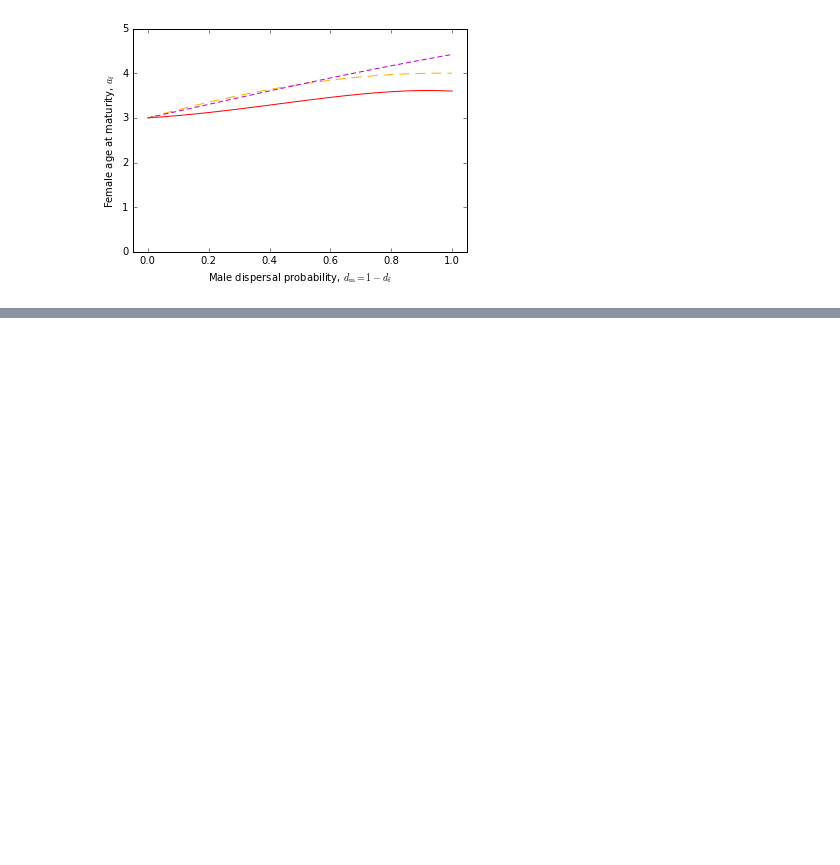
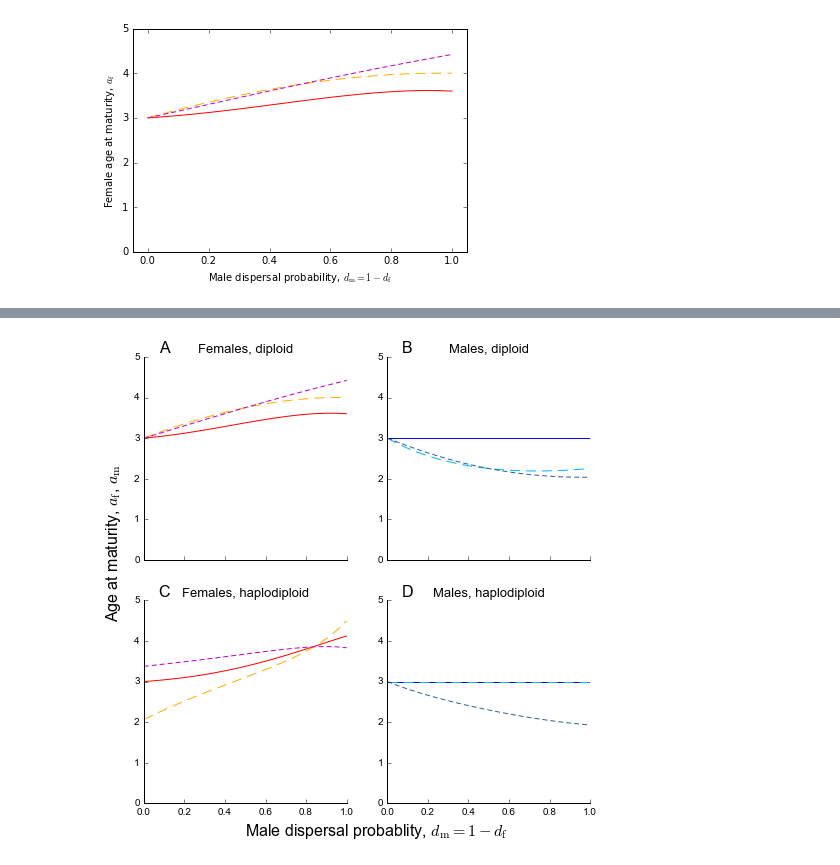
Before and after one commit to bramkuijper/age_vs_size_imprint, a Jupyter notebook: Age at maturity and genomic imprinting.ipynb, the cells around one changed output, grey strips where cells are left out. Saved outputs shown, nothing was run; the diff lists cells and outputs as text; code cells hidden in the pictures; blank space fills up the shorter version.

```diff
--- a/Age at maturity and genomic imprinting.ipynb
+++ b/Age at maturity and genomic imprinting.ipynb
@@ -497,0 +511,82 @@ plt.xlabel(r'Male dispersal probability, $d_{\mathrm{m}}=1-d_{\mathrm{f}}$')
+# %%
+from matplotlib import rcParams
+rcParams['font.family'] = 'Arial'
+rcParams['font.weight'] = 'normal'
+fontdict={'size':16}
+fontdict_small={'size':13}
+
+plt.figure(figsize=(8,8))
+ylim_fem=(0,5)
+ylim_men=(0,4)
+xticks=[0,0.2,0.4,0.6,0.8,1.0]
+ax1 = None
+ax1 = plt.subplot(2,2,1)
+ax1.set_ylim(ylim_fem)
+ax1.set_yticks(list(np.arange(0,ylim_fem[1]+1,1)))
+ax1.set_xticks(xticks)
+ax1.plot(dmvals, yvals[0],'r')
+ax1.plot(dmvals, yvalsPI[0],'#ffae00',linestyle=(0,(10,6)))#,linestyle=(0,10,6))
+ax1.plot(dmvals, yvalsMI[0],'m',linestyle=(0,(5,3)))#,linestyle=(0,10,6))
+ax1.spines['right'].set_visible(False)
+ax1.spines['top'].set_visible(False)
+ax1.yaxis.set_ticks_position('left')
+ax1.xaxis.set_ticks_position('bottom')
+ax1.set_xticklabels([])
+plt.text(.5,ylim_fem[1]+.1,r'Females, diploid',fontdict=fontdict_small,horizontalalignment='center')
+# indicator label
+plt.text(.1,ylim_fem[1]+.1,r'A',fontdict=fontdict,horizontalalignment='center')
+
+ax2 = plt.subplot(2,2,2)
+ax2.set_ylim(ylim_men)
+ax2.set_yticks(list(np.arange(0,ylim_fem[1]+1,1)))
+ax2.plot(dmvals, yvals[1],'b')
+ax2.plot(dmvals, yvalsPI[1],'#00b4ff',linestyle=(0,(10,6)))
+ax2.plot(dmvals, yvalsMI[1],'#33609f',linestyle=(0,(5,3)))#,linestyle=(0,10,6))
+ax2.spines['right'].set_visible(False)
+ax2.spines['top'].set_visible(False)
+ax2.yaxis.set_ticks_position('left')
+ax2.xaxis.set_ticks_position('bottom')
+ax2.set_xticklabels([])
+plt.text(.5,ylim_fem[1]+.1,r'Males, diploid',fontdict=fontdict_small,horizontalalignment='center')
+# indicator label
+plt.text(.1,ylim_fem[1]+.1,r'B',fontdict=fontdict,horizontalalignment='center')
+
+ax3 = plt.subplot(2,2,3)
+ax3.set_ylim(ylim_fem)
+ax3.set_yticks(list(np.arange(0,ylim_fem[1]+1,1)))
+ax3.plot(dmvals, yvals_haplo[0],'r')
+ax3.plot(dmvals, yvalsPI_haplo[0],'#ffae00',linestyle=(0,(10,6)))#,linestyle=(0,10,6))
+ax3.plot(dmvals, yvalsMI_haplo[0],'m',linestyle=(0,(5,3)))#,linestyle=(0,10,6))
+ax3.spines['right'].set_visible(False)
+ax3.spines['top'].set_visible(False)
+ax3.yaxis.set_ticks_position('left')
+ax3.xaxis.set_ticks_position('bottom')
+plt.text(-.2,8,r'Age at maturity, $a_{\mathrm{f}}$, $a_{\mathrm{m}}$',fontdict=fontdict,rotation=90)
+plt.text(.5,ylim_fem[1]+.1,r'Females, haplodiploid',fontdict=fontdict_small,horizontalalignment='center')
+# indicator label
+plt.text(.1,ylim_fem[1]+.1,r'C',fontdict=fontdict,horizontalalignment='center')
+
+
+
+ax4 = plt.subplot(2,2,4)
+ax4.set_ylim(ylim_men)
+ax4.plot(dmvals, yvals_haplo[1],'b')
+ax4.set_yticks(list(np.arange(0,ylim_fem[1]+1,1)))
+ax4.plot(dmvals, yvalsPI_haplo[1],'#00b4ff',linestyle=(0,(10,6)))
+ax4.plot(dmvals, yvalsMI_haplo[1],'#33609f',linestyle=(0,(5,3)))#,linestyle=(0,10,6))
+ax4.spines['right'].set_visible(False)
+ax4.spines['top'].set_visible(False)
+ax4.yaxis.set_ticks_position('left')
+ax4.xaxis.set_ticks_position('bottom')
+plt.text(.5,ylim_fem[1]+.1,r'Males, haplodiploid',fontdict=fontdict_small,horizontalalignment='center')
+# indicator label
+plt.text(.1,ylim_fem[1]+.1,r'D',fontdict=fontdict,horizontalalignment='center')
+
+
+# x-axis label
+
+plt.text(-0.7,-.8,r'Male dispersal probablity, $d_{\mathrm{m}} = 1-d_{\mathrm{f}}$',fontdict=fontdict)
+plt.savefig("para",format="pdf")
+plt.show()
+# %% [output]
+[figure, added]
```
Also changed, not shown: parts of 15 cells of this notebook, 2 other files.
